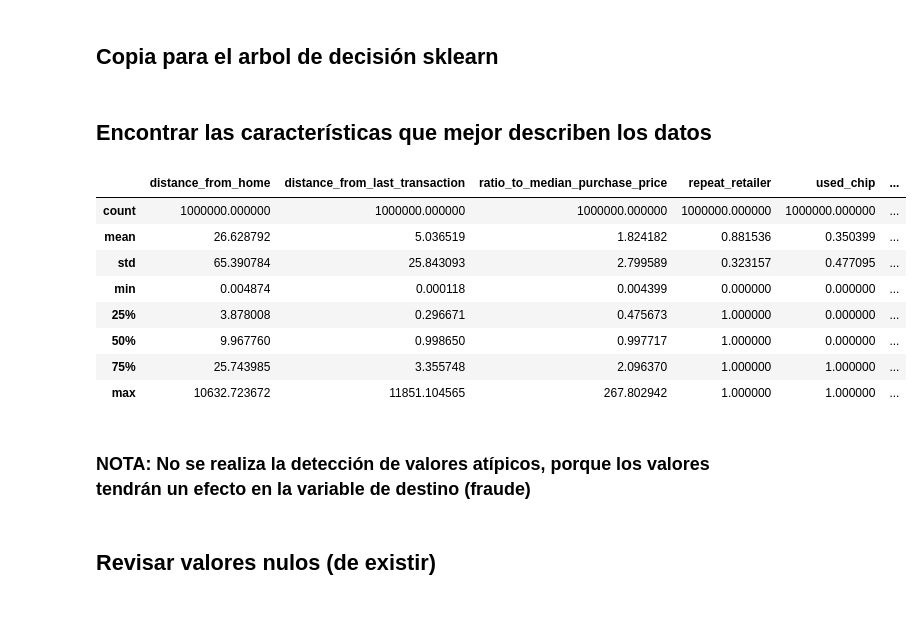
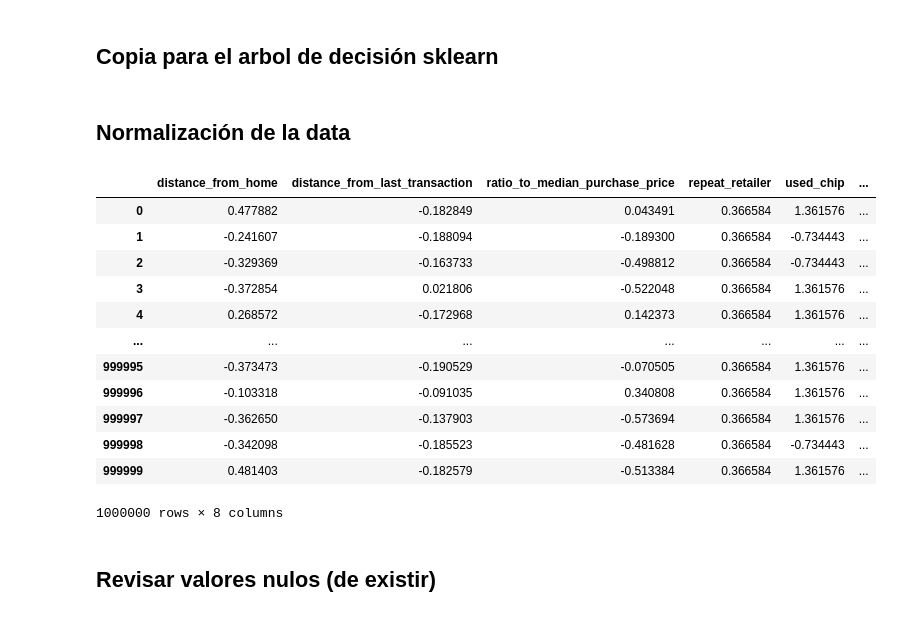
Before and after one commit to Machine1314/Proyecto-Final-AI, a Jupyter notebook: credit_card_fraud.ipynb, the cells around one changed output. Drawn from its saved outputs; the diff is of its cells as text; code cells hidden in the pictures.

```diff
--- a/credit_card_fraud.ipynb
+++ b/credit_card_fraud.ipynb
@@ -57,22 +68,27 @@ dframeKeras = dframe.copy()
 ## Copia para el arbol de decisión sklearn
 # %%
 dframeArbol = dframe.copy()
-# %% [markdown]
-## Encontrar las características que mejor describen los datos
+# %% [markdown]
+## Normalización de la data
+# %%
+scaler = StandardScaler()
+dframe.iloc[:,0:-1] = scaler.fit_transform(dframe.iloc[:,0:-1].to_numpy())
 # %%
-dframe.describe()
+dframe
 # %% [output]
 |  | distance_from_home | distance_from_last_transaction | ratio_to_median_purchase_price | repeat_retailer | used_chip | ... |
-| count | 1000000.000000 | 1000000.000000 | 1000000.000000 | 1000000.000000 | 1000000.000000 | ... |
-| mean | 26.628792 | 5.036519 | 1.824182 | 0.881536 | 0.350399 | ... |
-| std | 65.390784 | 25.843093 | 2.799589 | 0.323157 | 0.477095 | ... |
-| min | 0.004874 | 0.000118 | 0.004399 | 0.000000 | 0.000000 | ... |
-| 25% | 3.878008 | 0.296671 | 0.475673 | 1.000000 | 0.000000 | ... |
-| 50% | 9.967760 | 0.998650 | 0.997717 | 1.000000 | 0.000000 | ... |
-| 75% | 25.743985 | 3.355748 | 2.096370 | 1.000000 | 1.000000 | ... |
-| max | 10632.723672 | 11851.104565 | 267.802942 | 1.000000 | 1.000000 | ... |
+| 0 | 0.477882 | -0.182849 | 0.043491 | 0.366584 | 1.361576 | ... |
+| 1 | -0.241607 | -0.188094 | -0.189300 | 0.366584 | -0.734443 | ... |
+| 2 | -0.329369 | -0.163733 | -0.498812 | 0.366584 | -0.734443 | ... |
+| 3 | -0.372854 | 0.021806 | -0.522048 | 0.366584 | 1.361576 | ... |
+| 4 | 0.268572 | -0.172968 | 0.142373 | 0.366584 | 1.361576 | ... |
+| ... | ... | ... | ... | ... | ... | ... |
+| 999995 | -0.373473 | -0.190529 | -0.070505 | 0.366584 | 1.361576 | ... |
+| 999996 | -0.103318 | -0.091035 | 0.340808 | 0.366584 | 1.361576 | ... |
+| 999997 | -0.362650 | -0.137903 | -0.573694 | 0.366584 | 1.361576 | ... |
+| 999998 | -0.342098 | -0.185523 | -0.481628 | 0.366584 | -0.734443 | ... |
+| 999999 | 0.481403 | -0.182579 | -0.513384 | 0.366584 | 1.361576 | ... |
+1000000 rows × 8 columns
-# %% [markdown]
-### NOTA: No se realiza la detección de valores atípicos, porque los valores tendrán un efecto en la variable de destino (fraude)
 # %% [markdown]
 ## Revisar valores nulos (de existir)
 # %%
```
Also changed, not shown: parts of 47 cells of this notebook.
